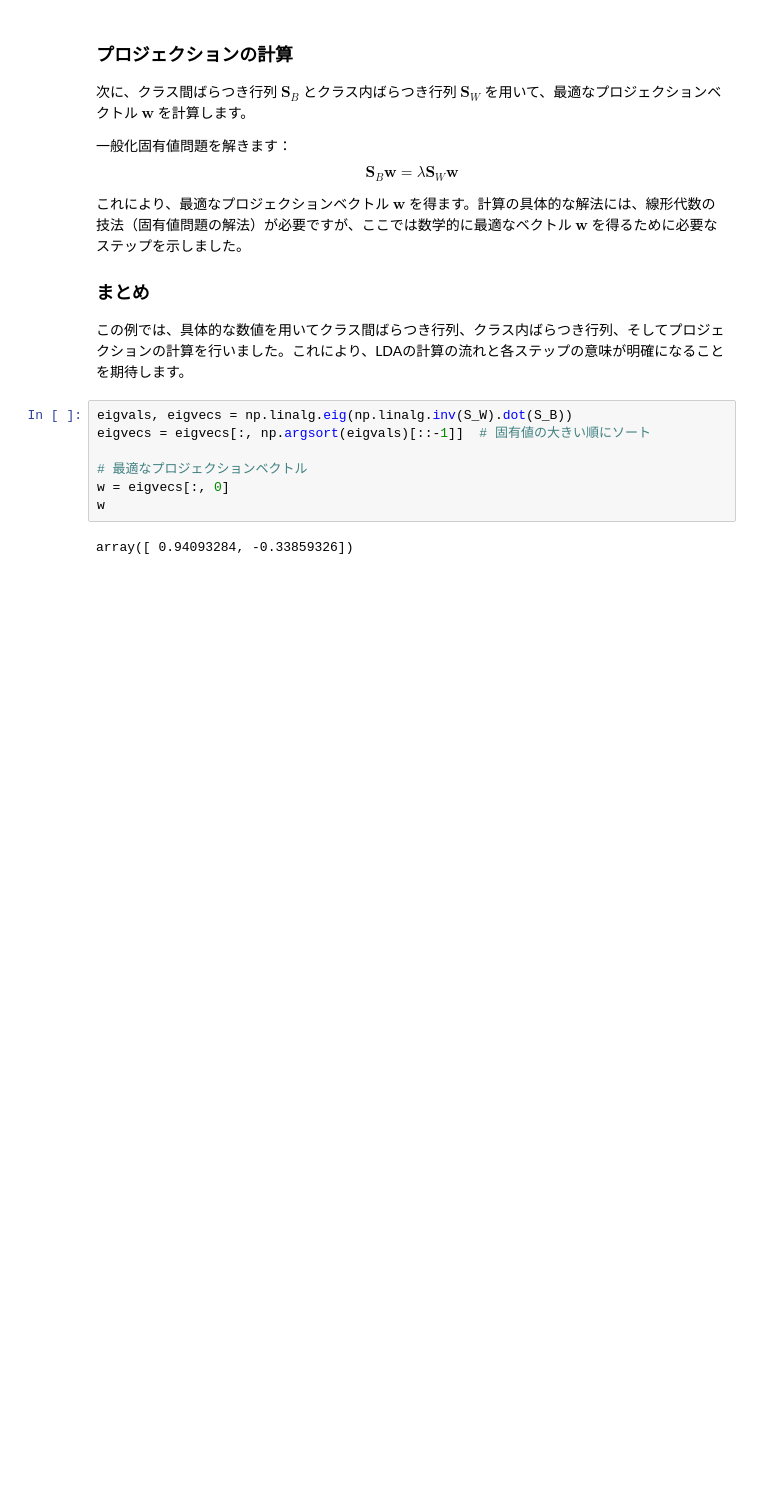
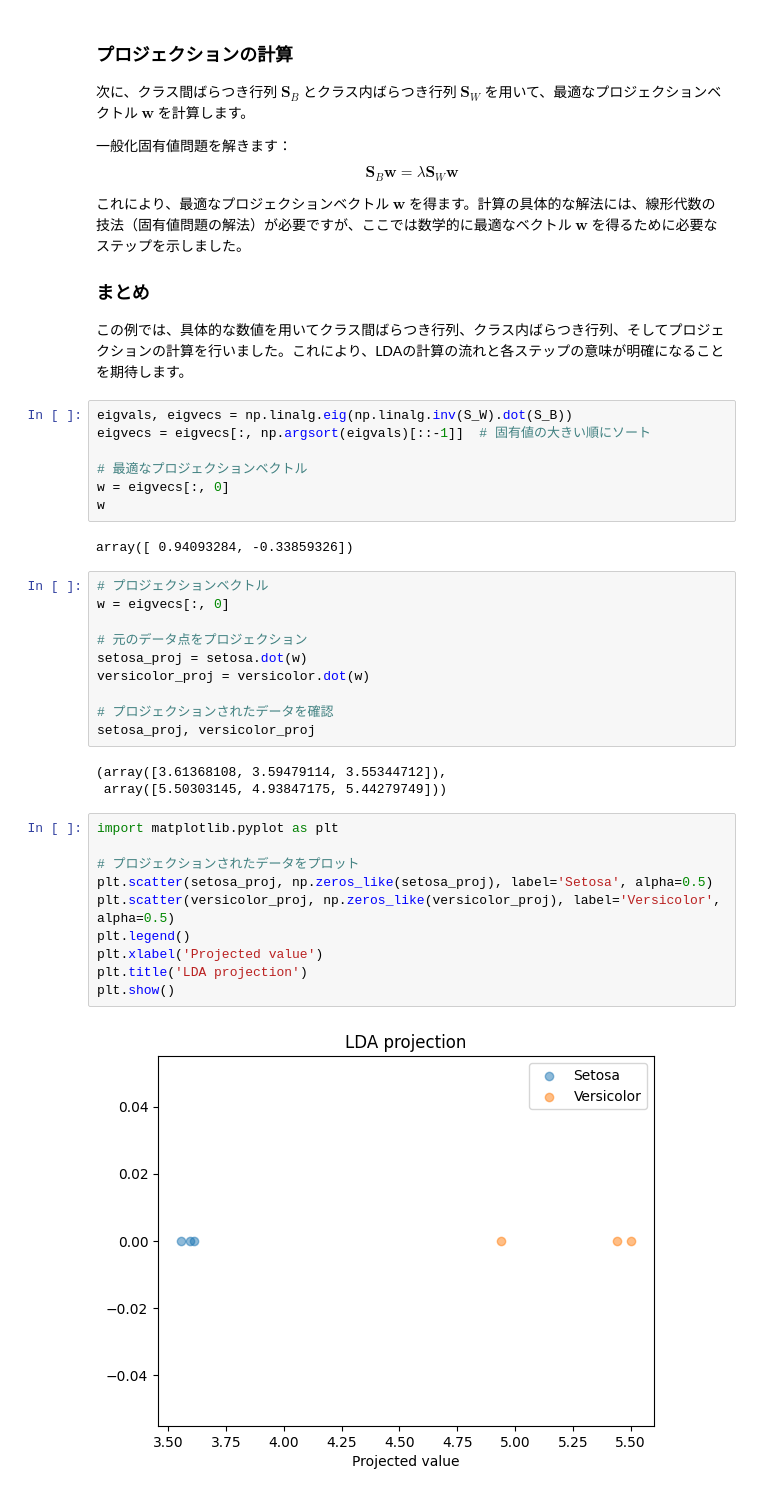
Before and after one commit to aramata3562/python-machine-learning-book_note, a Jupyter notebook: ch05/LDAChatGPT.ipynb, the cells around one changed output. Drawn from its saved outputs; the diff is of its cells as text; blank space fills up the shorter version.

```diff
--- a/ch05/LDAChatGPT.ipynb
+++ b/ch05/LDAChatGPT.ipynb
@@ -798,3 +798,28 @@ w = eigvecs[:, 0]
 w
 # %% [output]
 array([ 0.94093284, -0.33859326])
+# %%
+# プロジェクションベクトル
+w = eigvecs[:, 0]
+
+# 元のデータ点をプロジェクション
+setosa_proj = setosa.dot(w)
+versicolor_proj = versicolor.dot(w)
+
+# プロジェクションされたデータを確認
+setosa_proj, versicolor_proj
+# %% [output]
+(array([3.61368108, 3.59479114, 3.55344712]),
+ array([5.50303145, 4.93847175, 5.44279749]))
+# %%
+import matplotlib.pyplot as plt
+
+# プロジェクションされたデータをプロット
+plt.scatter(setosa_proj, np.zeros_like(setosa_proj), label='Setosa', alpha=0.5)
+plt.scatter(versicolor_proj, np.zeros_like(versicolor_proj), label='Versicolor', alpha=0.5)
+plt.legend()
+plt.xlabel('Projected value')
+plt.title('LDA projection')
+plt.show()
+# %% [output]
+[figure, added]
```
Also changed, not shown: 1 other file.
